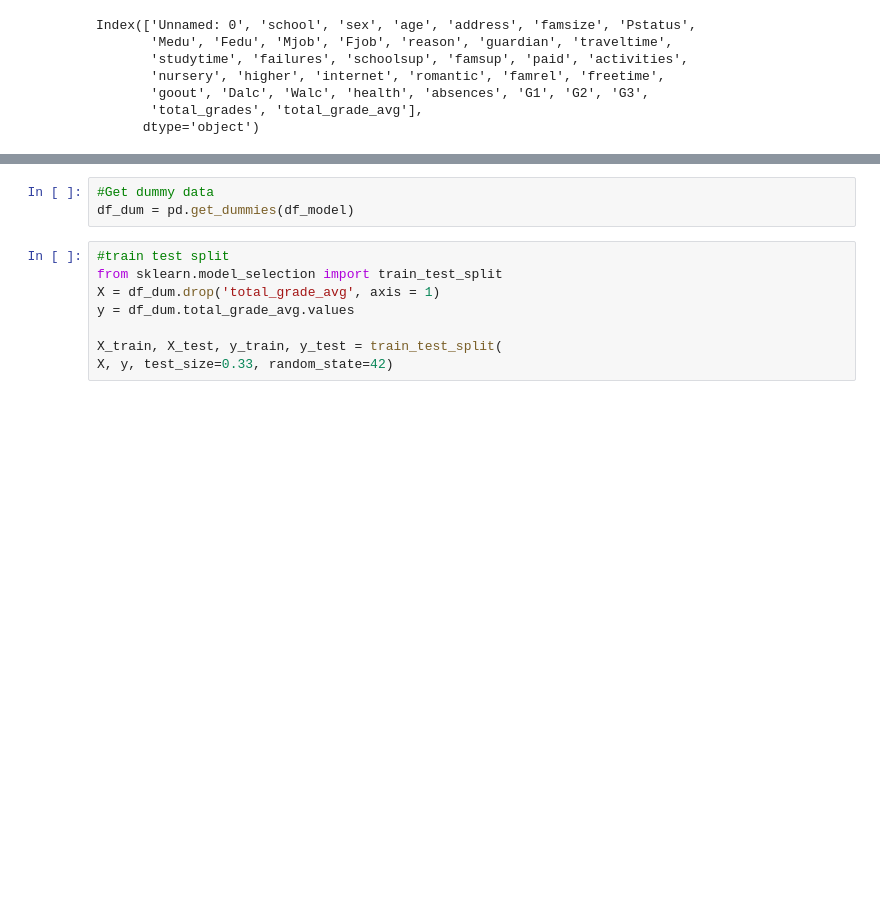
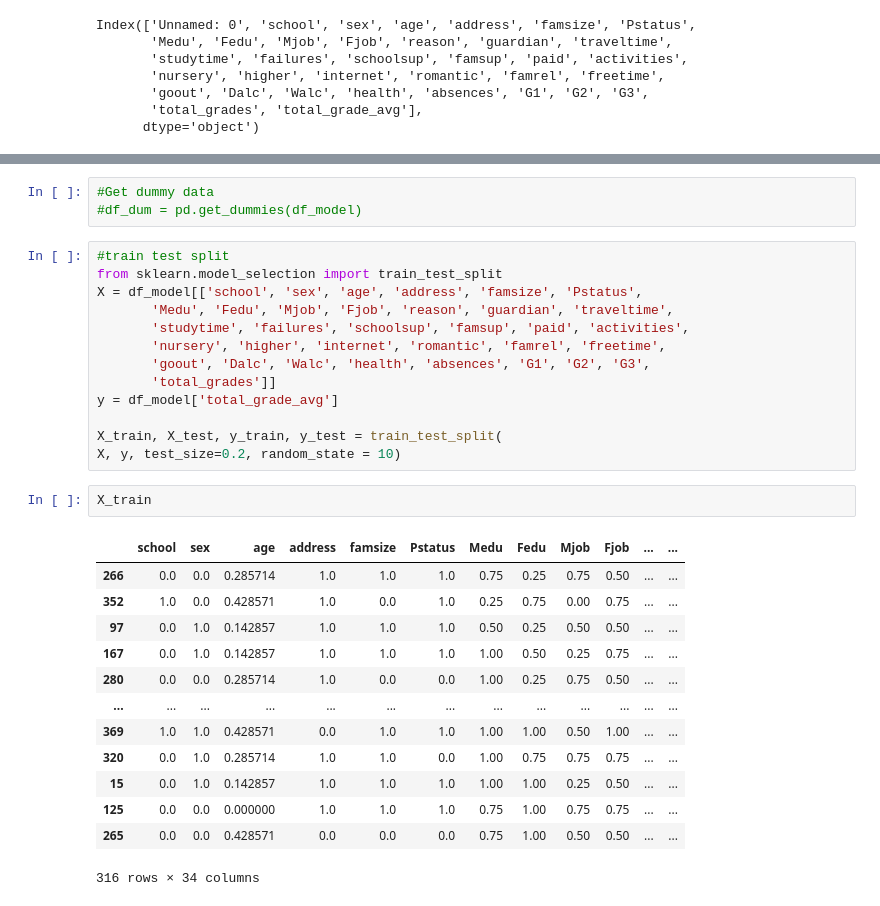
Before and after one commit to jikhangir97/Capstone-Project-2, a Jupyter notebook: modeling.ipynb, the cells around one changed output, grey strips where cells are left out. Drawn from its saved outputs; the diff is of its cells as text; blank space fills up the shorter version.

```diff
--- a/modeling.ipynb
+++ b/modeling.ipynb
@@ -38,14 +63,35 @@ df_model = df[['school', 'sex', 'age', 'address', 'famsize', 'Pstatus',
 # %%
 #Get dummy data
-df_dum = pd.get_dummies(df_model)
+#df_dum = pd.get_dummies(df_model)
 # %%
 #train test split
 from sklearn.model_selection import train_test_split
-X = df_dum.drop('total_grade_avg', axis = 1)
-y = df_dum.total_grade_avg.values
+X = df_model[['school', 'sex', 'age', 'address', 'famsize', 'Pstatus',
+       'Medu', 'Fedu', 'Mjob', 'Fjob', 'reason', 'guardian', 'traveltime',
+       'studytime', 'failures', 'schoolsup', 'famsup', 'paid', 'activities',
+       'nursery', 'higher', 'internet', 'romantic', 'famrel', 'freetime',
+       'goout', 'Dalc', 'Walc', 'health', 'absences', 'G1', 'G2', 'G3',
+       'total_grades']]
+y = df_model['total_grade_avg']
 
 X_train, X_test, y_train, y_test = train_test_split(
-X, y, test_size=0.33, random_state=42)
+X, y, test_size=0.2, random_state = 10)
+# %%
+X_train
+# %% [output]
+|  | school | sex | age | address | famsize | Pstatus | Medu | Fedu | Mjob | Fjob | ... | ... |
+| 266 | 0.0 | 0.0 | 0.285714 | 1.0 | 1.0 | 1.0 | 0.75 | 0.25 | 0.75 | 0.50 | ... | ... |
+| 352 | 1.0 | 0.0 | 0.428571 | 1.0 | 0.0 | 1.0 | 0.25 | 0.75 | 0.00 | 0.75 | ... | ... |
+| 97 | 0.0 | 1.0 | 0.142857 | 1.0 | 1.0 | 1.0 | 0.50 | 0.25 | 0.50 | 0.50 | ... | ... |
+| 167 | 0.0 | 1.0 | 0.142857 | 1.0 | 1.0 | 1.0 | 1.00 | 0.50 | 0.25 | 0.75 | ... | ... |
+| 280 | 0.0 | 0.0 | 0.285714 | 1.0 | 0.0 | 0.0 | 1.00 | 0.25 | 0.75 | 0.50 | ... | ... |
+| ... | ... | ... | ... | ... | ... | ... | ... | ... | ... | ... | ... | ... |
+| 369 | 1.0 | 1.0 | 0.428571 | 0.0 | 1.0 | 1.0 | 1.00 | 1.00 | 0.50 | 1.00 | ... | ... |
+| 320 | 0.0 | 1.0 | 0.285714 | 1.0 | 1.0 | 0.0 | 1.00 | 0.75 | 0.75 | 0.75 | ... | ... |
+| 15 | 0.0 | 1.0 | 0.142857 | 1.0 | 1.0 | 1.0 | 1.00 | 1.00 | 0.25 | 0.50 | ... | ... |
+| 125 | 0.0 | 0.0 | 0.000000 | 1.0 | 1.0 | 1.0 | 0.75 | 1.00 | 0.75 | 0.75 | ... | ... |
+| 265 | 0.0 | 0.0 | 0.428571 | 0.0 | 0.0 | 0.0 | 0.75 | 1.00 | 0.50 | 0.50 | ... | ... |
+316 rows × 34 columns
 # %%
 #multiple linear regression
 import statsmodels.api as sm
```
Also changed, not shown: parts of 21 cells of this notebook.
